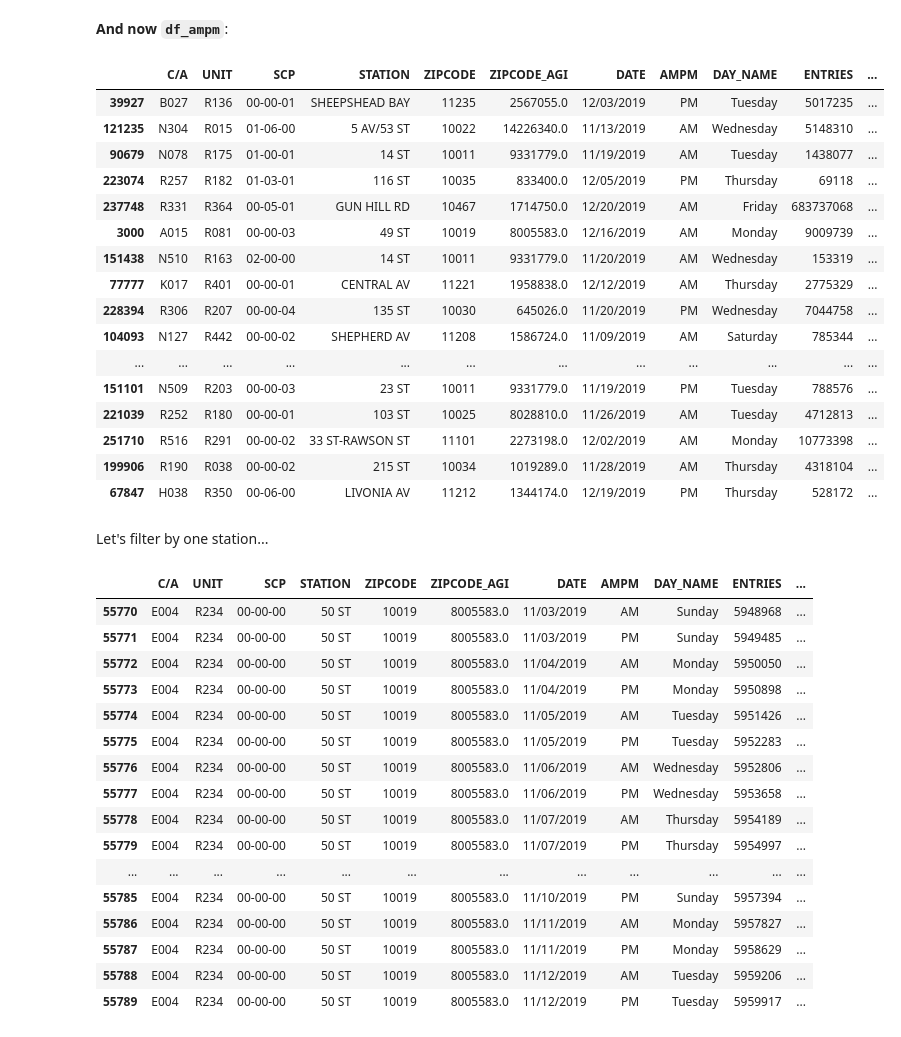
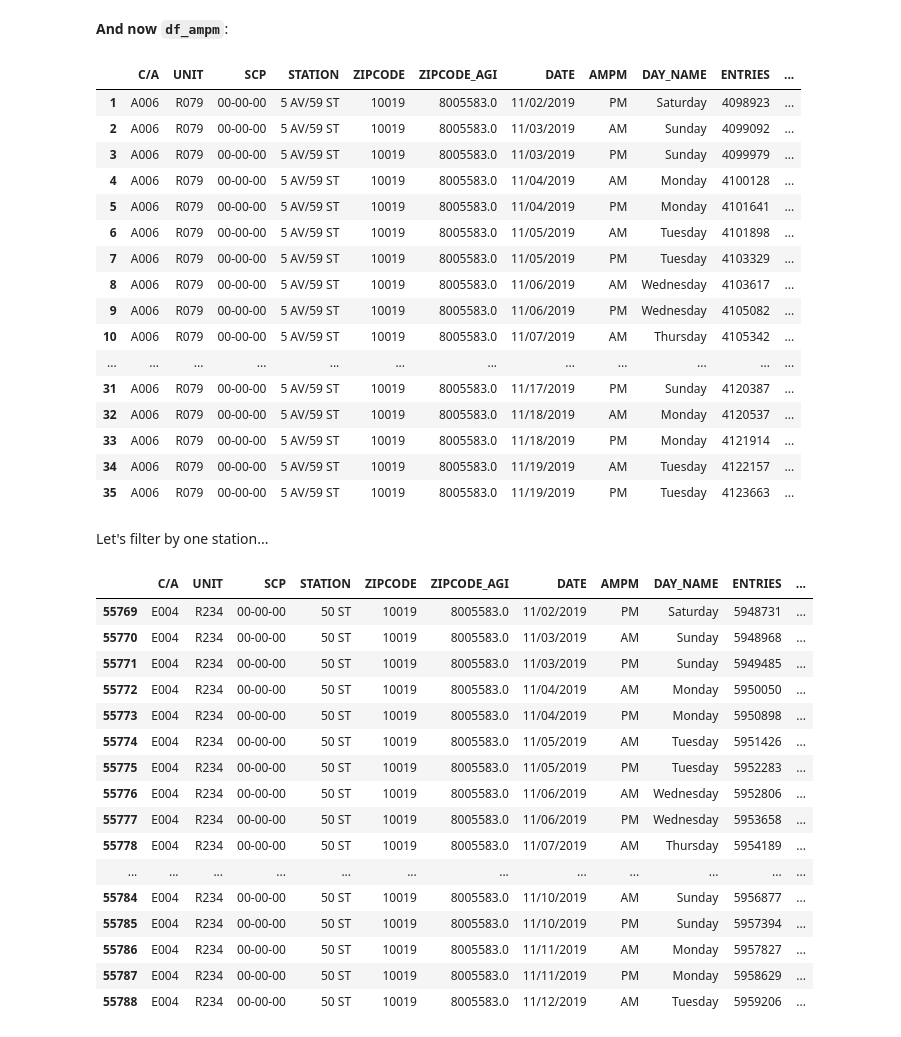
Before and after one commit to weizhao-BME/metis-project1, a Jupyter notebook: code/fresh_start.ipynb, the cells around one changed output. Cells and saved outputs as stored; diff of their text form; code cells hidden in the pictures.

```diff
--- a/code/fresh_start.ipynb
+++ b/code/fresh_start.ipynb
@@ -15,5 +17,4 @@ We get two dataframes using the command below:
 from clean2 import data_wrangling
 
 # must replace geocode_api_key's empty string with a valid key
-df_turnstiles, df_ampm = data_wrangling()
-df_turnstiles.sample(20)
+df_turnstiles, df_ampm = data_wrangling(geocode_api_key='AIzaSyCGo0NcvTdM9fgFx7y8BzShf5OJLHH562U')
@@ -54,25 +37,25 @@ df_turnstiles.sample(10)
 # %% [markdown]
 **And now ``df_ampm``**:
 # %%
-df_ampm.sample(35)
+df_ampm.head(35)
 # %% [output]
 |  | C/A | UNIT | SCP | STATION | ZIPCODE | ZIPCODE_AGI | DATE | AMPM | DAY_NAME | ENTRIES | ... |
-| 39927 | B027 | R136 | 00-00-01 | SHEEPSHEAD BAY | 11235 | 2567055.0 | 12/03/2019 | PM | Tuesday | 5017235 | ... |
-| 121235 | N304 | R015 | 01-06-00 | 5 AV/53 ST | 10022 | 14226340.0 | 11/13/2019 | AM | Wednesday | 5148310 | ... |
-| 90679 | N078 | R175 | 01-00-01 | 14 ST | 10011 | 9331779.0 | 11/19/2019 | AM | Tuesday | 1438077 | ... |
-| 223074 | R257 | R182 | 01-03-01 | 116 ST | 10035 | 833400.0 | 12/05/2019 | PM | Thursday | 69118 | ... |
-| 237748 | R331 | R364 | 00-05-01 | GUN HILL RD | 10467 | 1714750.0 | 12/20/2019 | AM | Friday | 683737068 | ... |
-| 3000 | A015 | R081 | 00-00-03 | 49 ST | 10019 | 8005583.0 | 12/16/2019 | AM | Monday | 9009739 | ... |
-| 151438 | N510 | R163 | 02-00-00 | 14 ST | 10011 | 9331779.0 | 11/20/2019 | AM | Wednesday | 153319 | ... |
-| 77777 | K017 | R401 | 00-00-01 | CENTRAL AV | 11221 | 1958838.0 | 12/12/2019 | AM | Thursday | 2775329 | ... |
-| 228394 | R306 | R207 | 00-00-04 | 135 ST | 10030 | 645026.0 | 11/20/2019 | PM | Wednesday | 7044758 | ... |
-| 104093 | N127 | R442 | 00-00-02 | SHEPHERD AV | 11208 | 1586724.0 | 11/09/2019 | AM | Saturday | 785344 | ... |
+| 1 | A006 | R079 | 00-00-00 | 5 AV/59 ST | 10019 | 8005583.0 | 11/02/2019 | PM | Saturday | 4098923 | ... |
+| 2 | A006 | R079 | 00-00-00 | 5 AV/59 ST | 10019 | 8005583.0 | 11/03/2019 | AM | Sunday | 4099092 | ... |
+| 3 | A006 | R079 | 00-00-00 | 5 AV/59 ST | 10019 | 8005583.0 | 11/03/2019 | PM | Sunday | 4099979 | ... |
+| 4 | A006 | R079 | 00-00-00 | 5 AV/59 ST | 10019 | 8005583.0 | 11/04/2019 | AM | Monday | 4100128 | ... |
+| 5 | A006 | R079 | 00-00-00 | 5 AV/59 ST | 10019 | 8005583.0 | 11/04/2019 | PM | Monday | 4101641 | ... |
+| 6 | A006 | R079 | 00-00-00 | 5 AV/59 ST | 10019 | 8005583.0 | 11/05/2019 | AM | Tuesday | 4101898 | ... |
+| 7 | A006 | R079 | 00-00-00 | 5 AV/59 ST | 10019 | 8005583.0 | 11/05/2019 | PM | Tuesday | 4103329 | ... |
+| 8 | A006 | R079 | 00-00-00 | 5 AV/59 ST | 10019 | 8005583.0 | 11/06/2019 | AM | Wednesday | 4103617 | ... |
+| 9 | A006 | R079 | 00-00-00 | 5 AV/59 ST | 10019 | 8005583.0 | 11/06/2019 | PM | Wednesday | 4105082 | ... |
+| 10 | A006 | R079 | 00-00-00 | 5 AV/59 ST | 10019 | 8005583.0 | 11/07/2019 | AM | Thursday | 4105342 | ... |
 | ... | ... | ... | ... | ... | ... | ... | ... | ... | ... | ... | ... |
-| 151101 | N509 | R203 | 00-00-03 | 23 ST | 10011 | 9331779.0 | 11/19/2019 | PM | Tuesday | 788576 | ... |
-| 221039 | R252 | R180 | 00-00-01 | 103 ST | 10025 | 8028810.0 | 11/26/2019 | AM | Tuesday | 4712813 | ... |
-| 251710 | R516 | R291 | 00-00-02 | 33 ST-RAWSON ST | 11101 | 2273198.0 | 12/02/2019 | AM | Monday | 10773398 | ... |
-| 199906 | R190 | R038 | 00-00-02 | 215 ST | 10034 | 1019289.0 | 11/28/2019 | AM | Thursday | 4318104 | ... |
-| 67847 | H038 | R350 | 00-06-00 | LIVONIA AV | 11212 | 1344174.0 | 12/19/2019 | PM | Thursday | 528172 | ... |
+| 31 | A006 | R079 | 00-00-00 | 5 AV/59 ST | 10019 | 8005583.0 | 11/17/2019 | PM | Sunday | 4120387 | ... |
+| 32 | A006 | R079 | 00-00-00 | 5 AV/59 ST | 10019 | 8005583.0 | 11/18/2019 | AM | Monday | 4120537 | ... |
+| 33 | A006 | R079 | 00-00-00 | 5 AV/59 ST | 10019 | 8005583.0 | 11/18/2019 | PM | Monday | 4121914 | ... |
+| 34 | A006 | R079 | 00-00-00 | 5 AV/59 ST | 10019 | 8005583.0 | 11/19/2019 | AM | Tuesday | 4122157 | ... |
+| 35 | A006 | R079 | 00-00-00 | 5 AV/59 ST | 10019 | 8005583.0 | 11/19/2019 | PM | Tuesday | 4123663 | ... |
 # %% [markdown]
 Let's filter by one station...
 # %%
@@ -80,6 +63,7 @@ mask = df_ampm.STATION == '50 ST'
 df_ampm[mask].head(20)
 # %% [output]
 |  | C/A | UNIT | SCP | STATION | ZIPCODE | ZIPCODE_AGI | DATE | AMPM | DAY_NAME | ENTRIES | ... |
+| 55769 | E004 | R234 | 00-00-00 | 50 ST | 10019 | 8005583.0 | 11/02/2019 | PM | Saturday | 5948731 | ... |
 | 55770 | E004 | R234 | 00-00-00 | 50 ST | 10019 | 8005583.0 | 11/03/2019 | AM | Sunday | 5948968 | ... |
 | 55771 | E004 | R234 | 00-00-00 | 50 ST | 10019 | 8005583.0 | 11/03/2019 | PM | Sunday | 5949485 | ... |
 | 55772 | E004 | R234 | 00-00-00 | 50 ST | 10019 | 8005583.0 | 11/04/2019 | AM | Monday | 5950050 | ... |
@@ -89,10 +73,9 @@ df_ampm[mask].head(20)
 | 55776 | E004 | R234 | 00-00-00 | 50 ST | 10019 | 8005583.0 | 11/06/2019 | AM | Wednesday | 5952806 | ... |
 | 55777 | E004 | R234 | 00-00-00 | 50 ST | 10019 | 8005583.0 | 11/06/2019 | PM | Wednesday | 5953658 | ... |
 | 55778 | E004 | R234 | 00-00-00 | 50 ST | 10019 | 8005583.0 | 11/07/2019 | AM | Thursday | 5954189 | ... |
-| 55779 | E004 | R234 | 00-00-00 | 50 ST | 10019 | 8005583.0 | 11/07/2019 | PM | Thursday | 5954997 | ... |
 | ... | ... | ... | ... | ... | ... | ... | ... | ... | ... | ... | ... |
+| 55784 | E004 | R234 | 00-00-00 | 50 ST | 10019 | 8005583.0 | 11/10/2019 | AM | Sunday | 5956877 | ... |
 | 55785 | E004 | R234 | 00-00-00 | 50 ST | 10019 | 8005583.0 | 11/10/2019 | PM | Sunday | 5957394 | ... |
 | 55786 | E004 | R234 | 00-00-00 | 50 ST | 10019 | 8005583.0 | 11/11/2019 | AM | Monday | 5957827 | ... |
 | 55787 | E004 | R234 | 00-00-00 | 50 ST | 10019 | 8005583.0 | 11/11/2019 | PM | Monday | 5958629 | ... |
 | 55788 | E004 | R234 | 00-00-00 | 50 ST | 10019 | 8005583.0 | 11/12/2019 | AM | Tuesday | 5959206 | ... |
-| 55789 | E004 | R234 | 00-00-00 | 50 ST | 10019 | 8005583.0 | 11/12/2019 | PM | Tuesday | 5959917 | ... |
```
Also changed, not shown: parts of 3 cells of this notebook, 3 other files.
